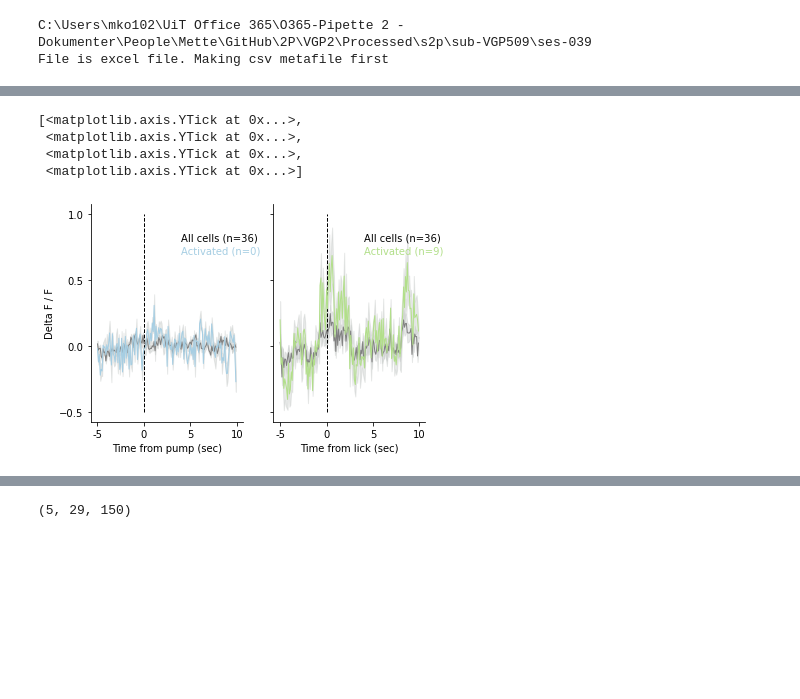
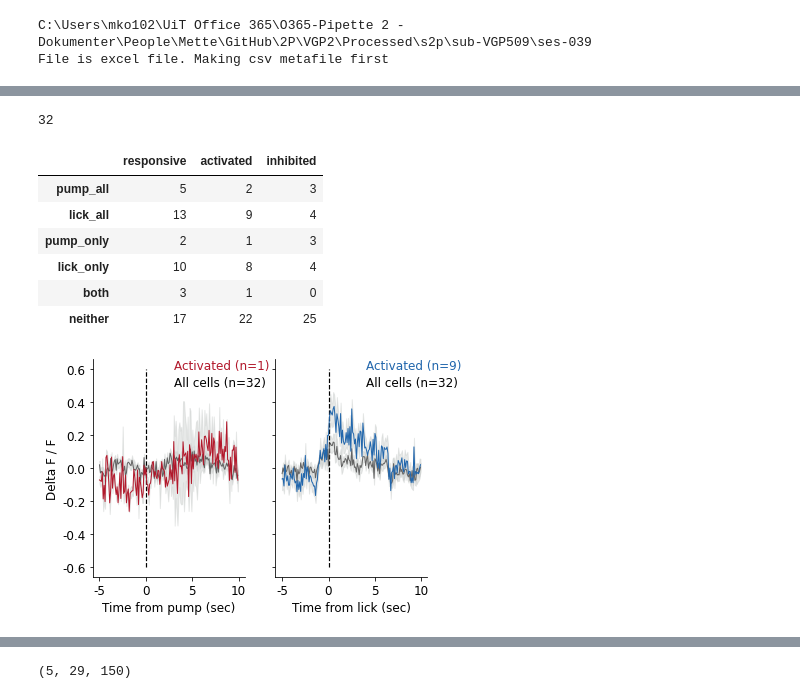
Before and after one commit to jetsetmette/VGP, a Jupyter notebook: notebooks/BNA_figs_representative.ipynb, the cells around one changed output, grey strips where cells are left out. Drawn from its saved outputs; the diff is of its cells as text; code cells hidden in the pictures; blank space fills up the shorter version.

```diff
--- a/notebooks/BNA_figs_representative.ipynb
+++ b/notebooks/BNA_figs_representative.ipynb
@@ -104,50 +117,60 @@ Text(424.175, 0.5, 'Delta F / F')
+# %%
+print(len(C1['pump_responsive']))
+C1['df_responsive']
+# %% [output]
+32
+|  | responsive | activated | inhibited |
+| pump_all | 5 | 2 | 3 |
+| lick_all | 13 | 9 | 4 |
+| pump_only | 2 | 1 | 3 |
+| lick_only | 10 | 8 | 4 |
+| both | 3 | 1 | 0 |
+| neither | 17 | 22 | 25 |
 # %%
 # shaded error plots to show activation Casein 1
 
 f, ax = plt.subplots(ncols=2, sharey=True)
 
-y1 = np.mean(M1["pump_snips_all"], axis=1)
-y1_resp = np.mean(M1["pump_snips_all"][np.where(M1["pump_responsive"] == 1)], axis=1)
+y1 = np.mean(C1["pump_snips_all"], axis=1)
+y1_resp = np.mean(C1["pump_snips_all"][np.where(C1["pump_responsive"] == 1)], axis=1)
 
-ax[0].text(90, 0.8, "All cells (n=36)")
-ax[0].text(90, 0.7, "Activated (n=0)", color="#a6cee3")
+ax[0].text(80, 0.5, "All cells (n=32)", size=12)
+ax[0].text(80, 0.6, "Activated (n=1)", color="#b2182b",size=12)
 
-ax[0].vlines([50],-0.5,1, color="black", linestyle="--", linewidth=1)
+ax[0].vlines([50],-0.6,0.6, color="black", linestyle="--", linewidth=1.2)
 
-tp.shadedError(ax[0], y1, linecolor="grey")
-tp.shadedError(ax[0], y1_resp, linecolor="#a6cee3")
+tp.shadedError(ax[0], y1, linecolor="#636363")
+tp.shadedError(ax[0], y1_resp, linecolor="#b2182b")
 
 y2 = np.mean(C1["lick_snips_all"], axis=1)
 y2_resp = np.mean(C1["lick_snips_all"][np.where(C1["lick_responsive"] == 1)], axis=1)
 
-tp.shadedError(ax[1], y2, linecolor="grey")
-tp.shadedError(ax[1], y2_resp, linecolor="#b2df8a")
+tp.shadedError(ax[1], y2, linecolor="#636363")
+tp.shadedError(ax[1], y2_resp, linecolor="#2166ac")
 
-ax[1].text(90, 0.8, "All cells (n=36)")
-ax[1].text(90, 0.7, "Activated (n=9)", color="#b2df8a")
+ax[1].text(90, 0.5, "All cells (n=32)",size=12)
+ax[1].text(90, 0.6, "Activated (n=9)", color="#2166ac",size=12)
 
-ax[1].vlines([50],-0.5,1.0, color="black", linestyle="--",linewidth=1)
+ax[1].vlines([50],-0.6,0.6, color="black", linestyle="--",linewidth=1.2)
 
 
 for axis in ax:
     axis.set_xticks([0,50,100,150])
-    axis.set_xticklabels(["-5", "0", "5", "10"],rotation=0)
+    axis.set_xticklabels(["-5", "0", "5", "10"],rotation=0, size=12)
     axis.spines["top"].set_visible(False)
     axis.spines["right"].set_visible(False)
 
-ax[0].set_xlabel("Time from pump (sec)")
-ax[1].set_xlabel("Time from lick (sec)")
+ax[0].set_xlabel("Time from pump (sec)", size=12)
+ax[1].set_xlabel("Time from lick (sec)", size=12)
 
-ax[0].set_ylabel("Delta F / F")
-ax[0].set_yticks([-0.5, 0, 0.5,1.0])
+ax[0].set_ylabel("Delta F / F", size=12)
+ax[0].set_yticks([-0.6,-0.4,-0.2, 0.0, 0.2,0.4,0.6])
+ax[1].set_yticks([-0.6,-0.4,-0.2, 0.0, 0.2,0.4,0.6])
+ax[0].set_yticklabels([-0.6,-0.4,-0.2, 0.0, 0.2,0.4,0.6], size=12)
 
-# f.savefig("..//output//vgp403_casein1.2_shadederror.png")
+f.savefig("..//output//shadederror.png")
 # %% [output]
-[<matplotlib.axis.YTick at 0x...>,
- <matplotlib.axis.YTick at 0x...>,
- <matplotlib.axis.YTick at 0x...>,
- <matplotlib.axis.YTick at 0x...>]
-[figure, old version]
+[figure, new version]
 # %%
 print('Total number of cells',len(C1['lick_responsive']))
 
```
Also changed, not shown: parts of 8 cells of this notebook.
